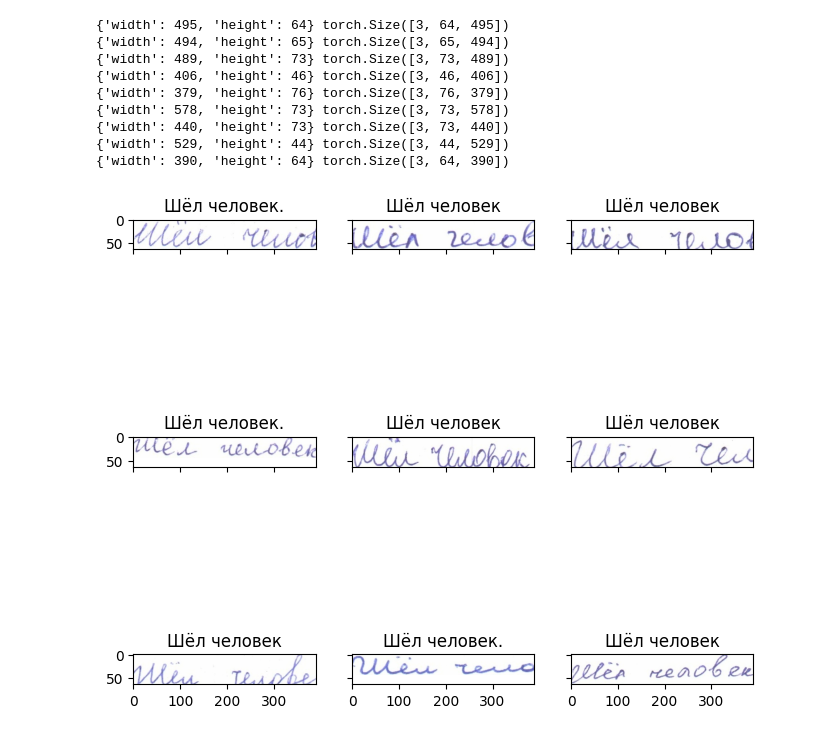
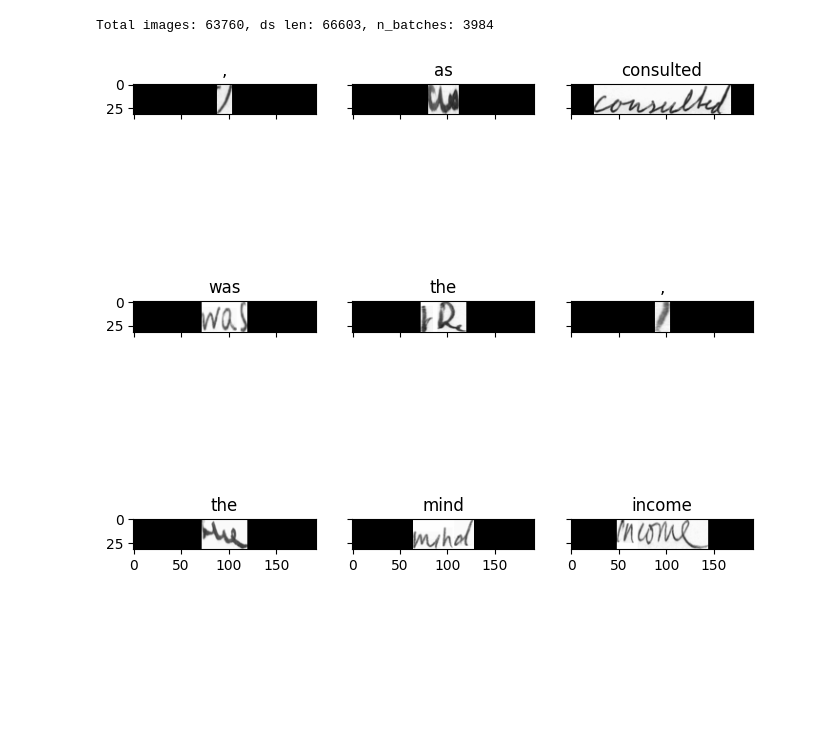
Before and after one commit to dmitrylala/russian-htr, a Jupyter notebook: data_overview.ipynb, the cells around one changed output. Cells and saved outputs as stored; diff of their text form; code cells hidden in the pictures; blank space fills up the shorter version.

```diff
--- a/data_overview.ipynb
+++ b/data_overview.ipynb
@@ -12,3 +15,34 @@ from russian_htr import HandwrittenDataset
+# %%
+BATCH_SIZE = 16
+
+# datasets params
+DS = "IAM"  # "IAM" or "CVL"
+HEIGHT = 32
+WIDTH = 192
+DS_PATH = f"/home/d.nesterov/russian-htr/data/{DS}-32.pickle"
+# %%
+# Handwritten Dataset creation example
+
+transform = Compose([
+	PadIfNeeded(min_height=HEIGHT, min_width=WIDTH, border_mode=0, value=0),
+	Crop(y_max=HEIGHT, x_max=WIDTH),
+	Normalize(),
+	ToTensorV2()
+])
+
+ds_train = HandwrittenDataset(DS_PATH, mode='train', transform=transform)
+# %%
+# GroupSampler usage example
+
+sampler = GroupSampler(ds_train, BATCH_SIZE, drop_last=True)
+dl = DataLoader(ds_train, batch_sampler=sampler)
+
+total = 0
+for i, batch in enumerate(dl):
+	total += len(batch['image'])
+print(f"Total images: {total}, ds len: {len(ds_train)}, n_batches: {i}")
+# %% [output]
+Total images: 63760, ds len: 66603, n_batches: 3984
 # %%
 MEAN = np.array([0.485, 0.456, 0.406])
 STD = np.array([0.229, 0.224, 0.225])
@@ -31,25 +58,9 @@ ds = HandwrittenDataset("/home/d.nesterov/russian-htr/data/HKR", 'all', transfor
 # %%
 fig, ax = plt.subplots(nrows=3, ncols=3, figsize=(8, 8), sharey=True, sharex=True)
-for i, fig_x in enumerate(ax.flatten()):
-    random_characters = i
-
-    sample = ds[random_characters]
-    im_val = sample['image']
-
-    label = sample['target']['description']
-    print(sample['target']['size'], im_val.shape)
-
-    imshow(im_val.data.cpu(), title=label, plt_ax=fig_x)
-
+for fig_x in ax.flatten():
+    idx = np.random.randint(len(ds_train))
+    sample = ds_train[idx]
+    imshow(sample['image'], title=sample['target'], plt_ax=fig_x)
 plt.show()
 # %% [output]
-{'width': 495, 'height': 64} torch.Size([3, 64, 495])
-{'width': 494, 'height': 65} torch.Size([3, 65, 494])
-{'width': 489, 'height': 73} torch.Size([3, 73, 489])
-{'width': 406, 'height': 46} torch.Size([3, 46, 406])
-{'width': 379, 'height': 76} torch.Size([3, 76, 379])
-{'width': 578, 'height': 73} torch.Size([3, 73, 578])
-{'width': 440, 'height': 73} torch.Size([3, 73, 440])
-{'width': 529, 'height': 44} torch.Size([3, 44, 529])
-{'width': 390, 'height': 64} torch.Size([3, 64, 390])
-[figure, old version]
+[figure, new version]
```
Also changed, not shown: parts of 4 cells of this notebook, 12 other files.
